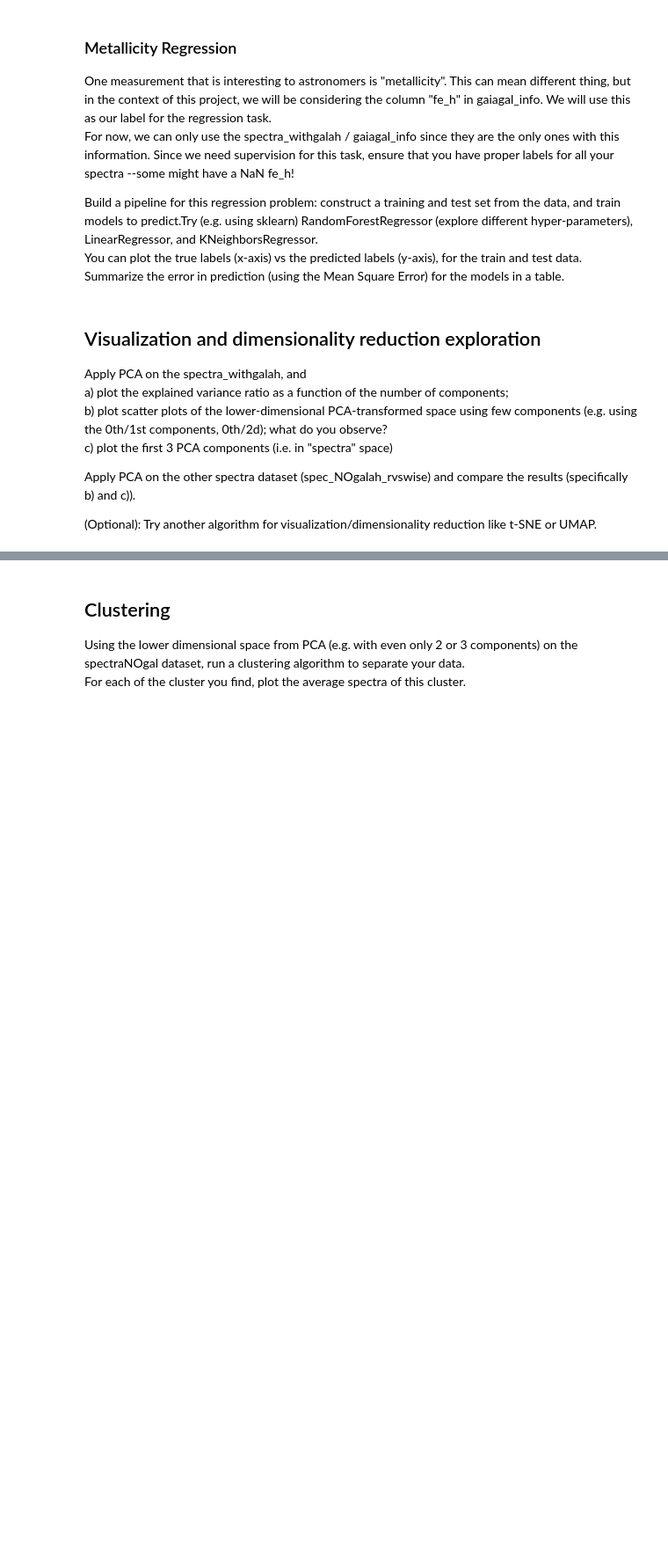
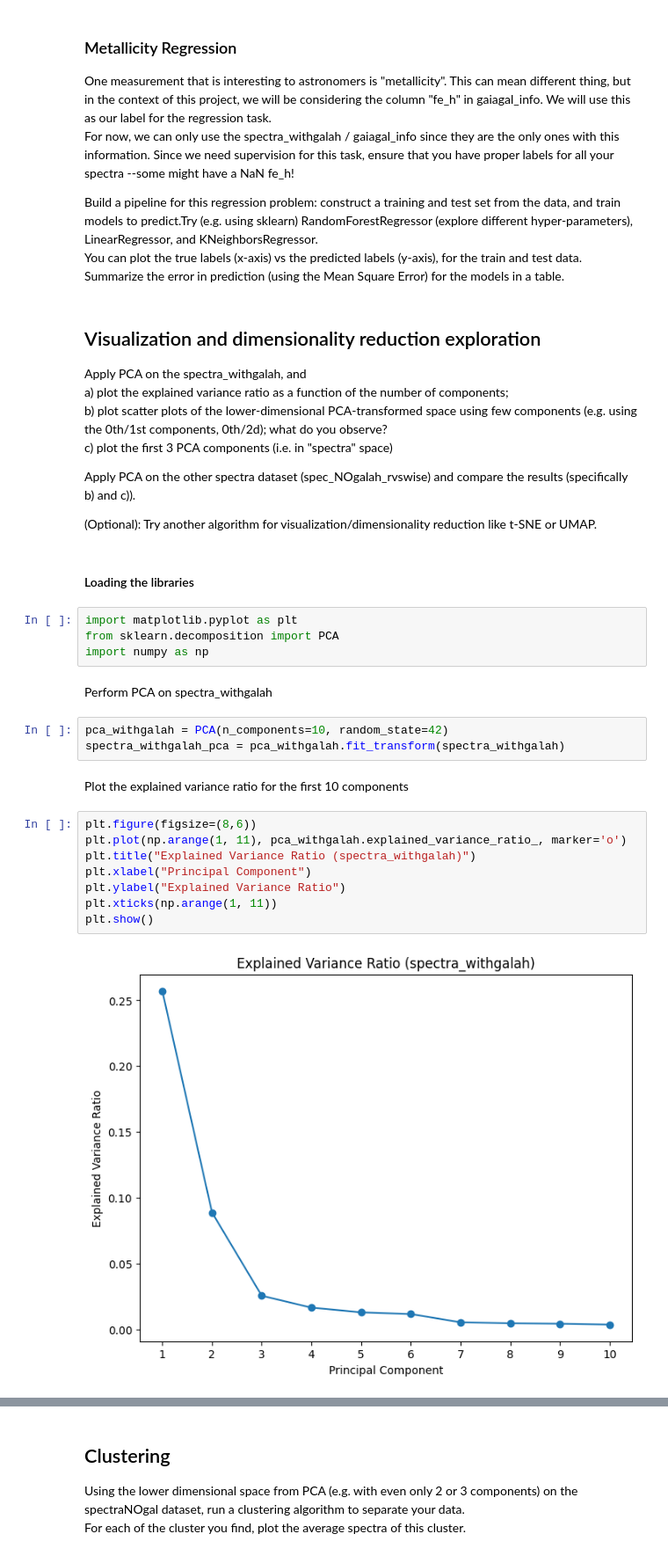
Before and after one commit to JackBlueBird/MHPC.ML.Group.Project.Team.2, a Jupyter notebook: Project2.ipynb, the cells around one changed output, grey strips where cells are left out. Shown at 88% size. Drawn from its saved outputs; the diff is of its cells as text; blank space fills up the shorter version.

```diff
--- a/Project2.ipynb
+++ b/Project2.ipynb
@@ -138,3 +138,26 @@ Apply PCA on the other spectra dataset (spec_NOgalah_rvswise) and compare the re
 
 
 (Optional): Try another algorithm for visualization/dimensionality reduction like t-SNE or UMAP.
+# %% [markdown]
+#### Loading the libraries
+# %%
+import matplotlib.pyplot as plt
+from sklearn.decomposition import PCA
+import numpy as np
+# %% [markdown]
+Perform PCA on spectra_withgalah
+# %%
+pca_withgalah = PCA(n_components=10, random_state=42)
+spectra_withgalah_pca = pca_withgalah.fit_transform(spectra_withgalah)
+# %% [markdown]
+Plot the explained variance ratio for the first 10 components
+# %%
+plt.figure(figsize=(8,6))
+plt.plot(np.arange(1, 11), pca_withgalah.explained_variance_ratio_, marker='o')
+plt.title("Explained Variance Ratio (spectra_withgalah)")
+plt.xlabel("Principal Component")
+plt.ylabel("Explained Variance Ratio")
+plt.xticks(np.arange(1, 11))
+plt.show()
+# %% [output]
+[figure, added]
```
Also changed, not shown: parts of 32 cells of this notebook.
